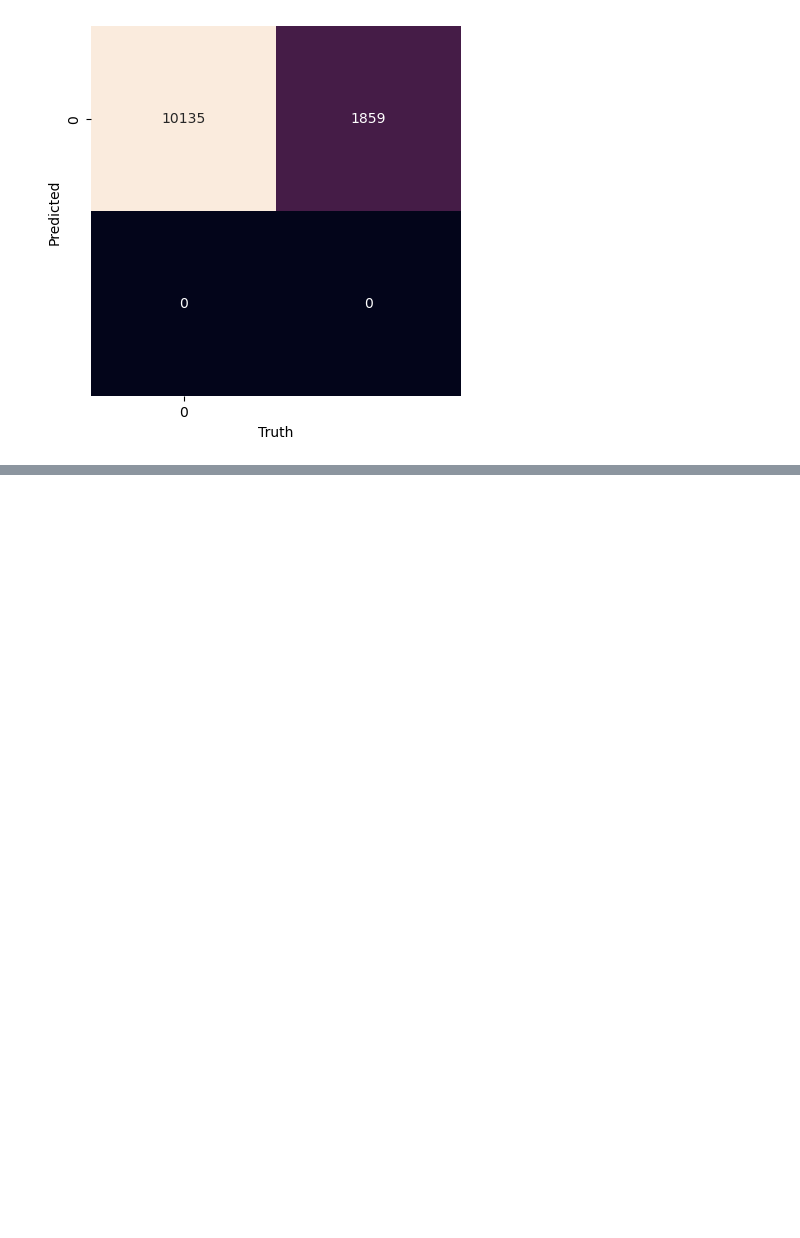
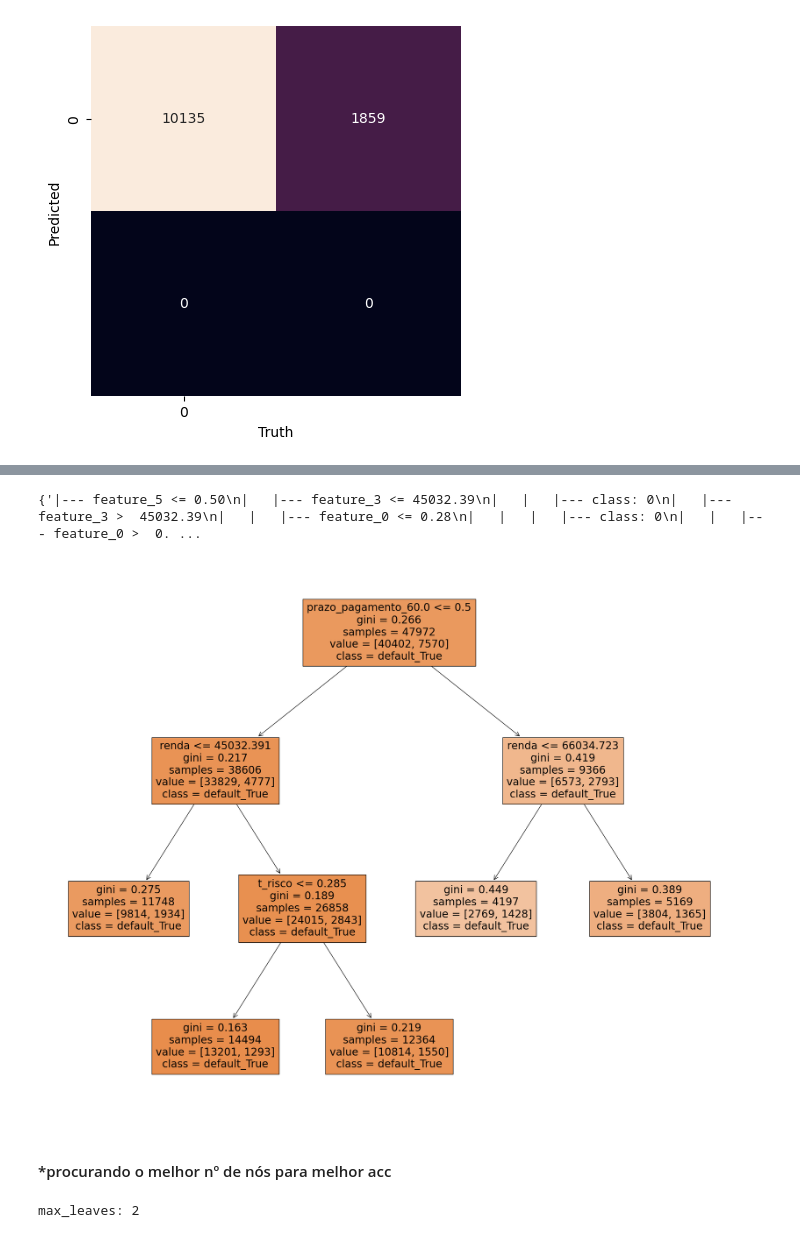
Before and after one commit to jefersonmglh/analise-credito, a Jupyter notebook: analise_de_credito.ipynb, the cells around one changed output, grey strips where cells are left out. Cells and saved outputs as stored; diff of their text form; code cells hidden in the pictures; blank space fills up the shorter version.

```diff
--- a/analise_de_credito.ipynb
+++ b/analise_de_credito.ipynb
@@ -451,0 +437,2 @@ Text(113.9222222222222, 0.5, 'Predicted')
+# %%
+df_features = df_features.drop(columns=['perfil_facebook_True', 'genero_m'])
@@ -451,0 +551,4 @@ Text(113.9222222222222, 0.5, 'Predicted')
+# %%
+{tr.export_text(tree)}
+# %% [output]
+{'|--- feature_5 <= 0.50\n|   |--- feature_3 <= 45032.39\n|   |   |--- class: 0\n|   |--- feature_3 >  45032.39\n|   |   |--- feature_0 <= 0.28\n|   |   |   |--- class: 0\n|   |   |--- feature_0 >  0. ...
@@ -451,0 +560,34 @@ Text(113.9222222222222, 0.5, 'Predicted')
+# %%
+fig = plt.figure(figsize=(25,20))
+fig = tr.plot_tree(tree,
+                   feature_names=list(df_features.columns),
+                   class_names=['default_True'],
+                   filled=True)
+# %% [output]
+[figure, added]
+# %% [markdown]
+#### *procurando o melhor nº de nós para melhor acc
+# %%
+def get_acc(tree_c, leaf, depth= None, X_train=X_train, y_train=y_train, X_test=X_test, y_test=y_test):
+    model = tree_c(max_leaf_nodes=leaf,max_depth=depth, random_state=1)
+    model.fit(X_train,y_train)
+    y_pred = model.predict(X_test)
+    acc = metrics.accuracy_score(y_test, y_pred)
+    return acc
+
+leaves_test = {
+    'leaves': np.arange(2,50,1),
+    'acc': []
+
+}
+
+for leaves in leaves_test['leaves']:
+    acc_test = get_acc(DecisionTreeClassifier, leaves)
+    leaves_test['acc'].append(acc_test)
+
+
+max_leaves_finded = leaves_test['leaves'][leaves_test['acc'].index(max(leaves_test['acc']))]
+
+print(f'max_leaves: {max_leaves_finded}')
+# %% [output]
+max_leaves: 2
```
Also changed, not shown: parts of 33 cells of this notebook, 1 other file.
